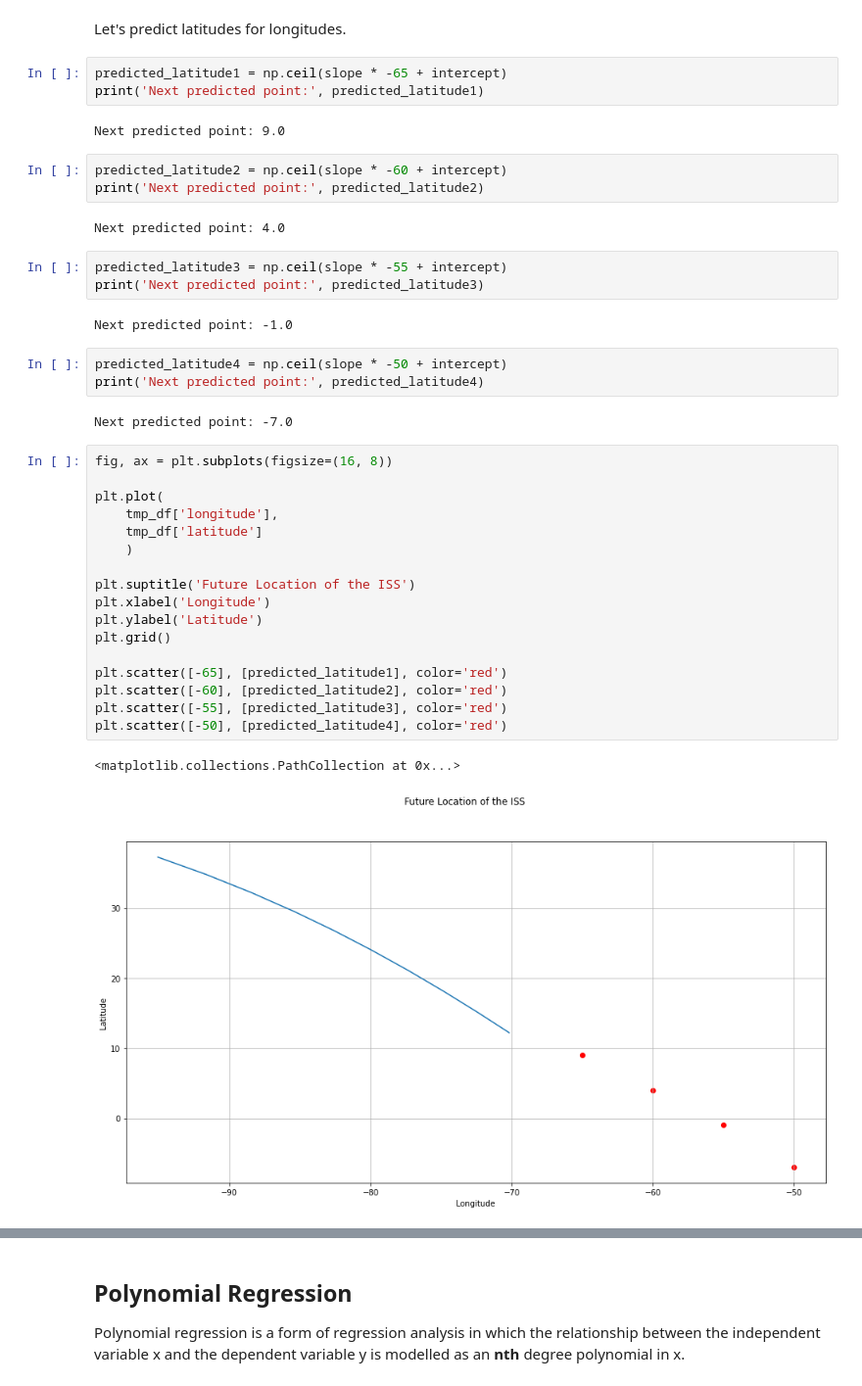
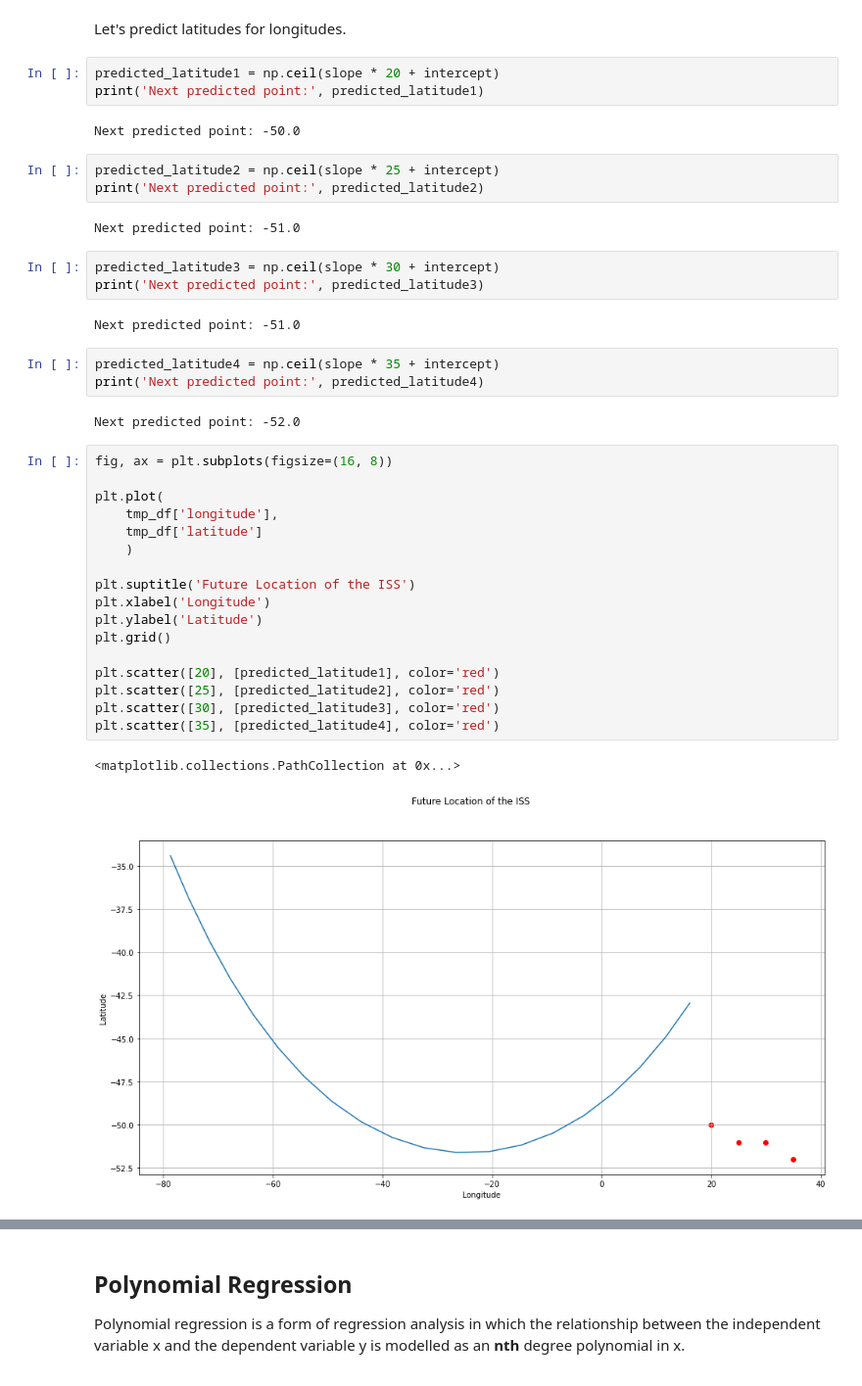
Before and after one commit to adnaneaabbar/tracking-the-international-space-station, a Jupyter notebook: iss.ipynb, the cells around one changed output, grey strips where cells are left out. Shown at 98% size. Drawn from its saved outputs; the diff is of its cells as text.

```diff
--- a/iss.ipynb
+++ b/iss.ipynb
@@ -205,42 +197,42 @@ slope:  -1.0110297127704255
 # %% [markdown]
 Let's predict latitudes for longitudes.
 # %%
-predicted_latitude1 = np.ceil(slope * -65 + intercept)
+predicted_latitude1 = np.ceil(slope * 20 + intercept)
 print('Next predicted point:', predicted_latitude1)
 # %% [output]
-Next predicted point: 9.0
+Next predicted point: -50.0
 # %%
-predicted_latitude2 = np.ceil(slope * -60 + intercept)
+predicted_latitude2 = np.ceil(slope * 25 + intercept)
 print('Next predicted point:', predicted_latitude2)
 # %% [output]
-Next predicted point: 4.0
+Next predicted point: -51.0
 # %%
-predicted_latitude3 = np.ceil(slope * -55 + intercept)
+predicted_latitude3 = np.ceil(slope * 30 + intercept)
 print('Next predicted point:', predicted_latitude3)
 # %% [output]
-Next predicted point: -1.0
+Next predicted point: -51.0
 # %%
-predicted_latitude4 = np.ceil(slope * -50 + intercept)
+predicted_latitude4 = np.ceil(slope * 35 + intercept)
 print('Next predicted point:', predicted_latitude4)
 # %% [output]
-Next predicted point: -7.0
+Next predicted point: -52.0
 # %%
 fig, ax = plt.subplots(figsize=(16, 8))
 
 plt.plot(
     tmp_df['longitude'],
     tmp_df['latitude']
     )
 
 plt.suptitle('Future Location of the ISS')
 plt.xlabel('Longitude')
 plt.ylabel('Latitude')
 plt.grid()
 
-plt.scatter([-65], [predicted_latitude1], color='red')
-plt.scatter([-60], [predicted_latitude2], color='red')
-plt.scatter([-55], [predicted_latitude3], color='red')
-plt.scatter([-50], [predicted_latitude4], color='red')
+plt.scatter([20], [predicted_latitude1], color='red')
+plt.scatter([25], [predicted_latitude2], color='red')
+plt.scatter([30], [predicted_latitude3], color='red')
+plt.scatter([35], [predicted_latitude4], color='red')
 # %% [output]
 <matplotlib.collections.PathCollection at 0x...>
-[figure, old version]
+[figure, new version]
```
Also changed, not shown: parts of 16 cells of this notebook.
